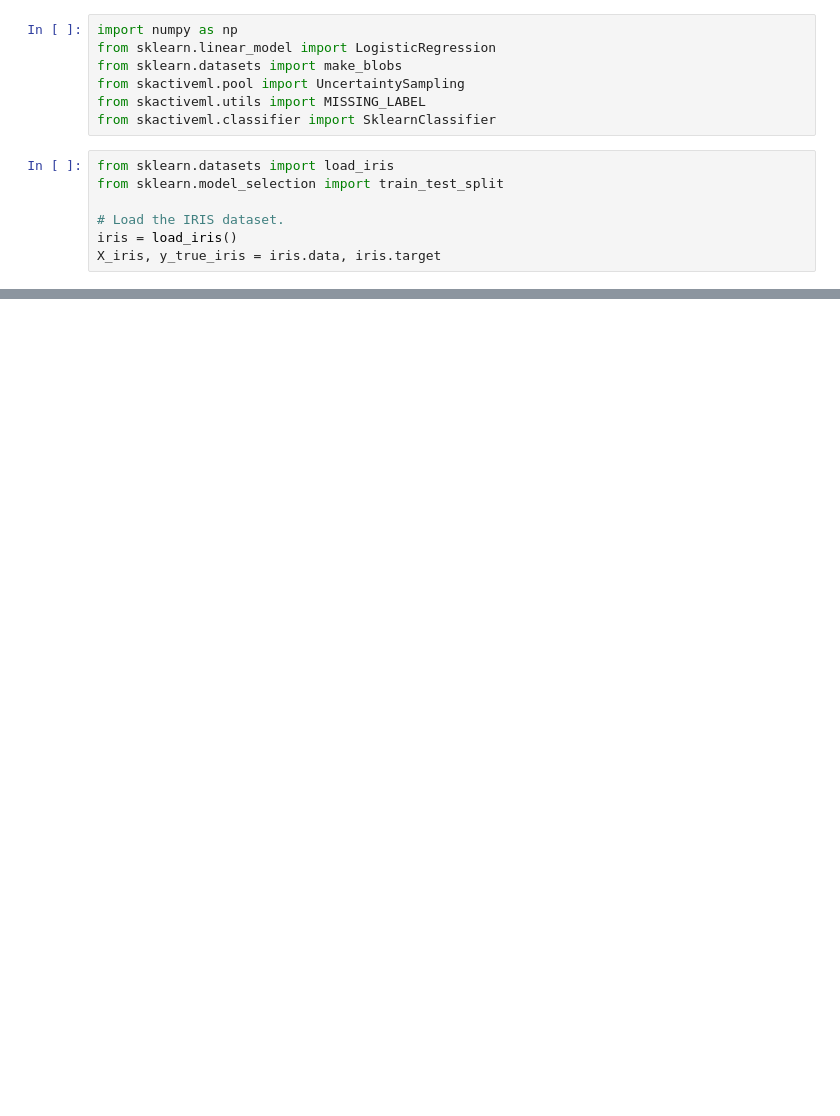
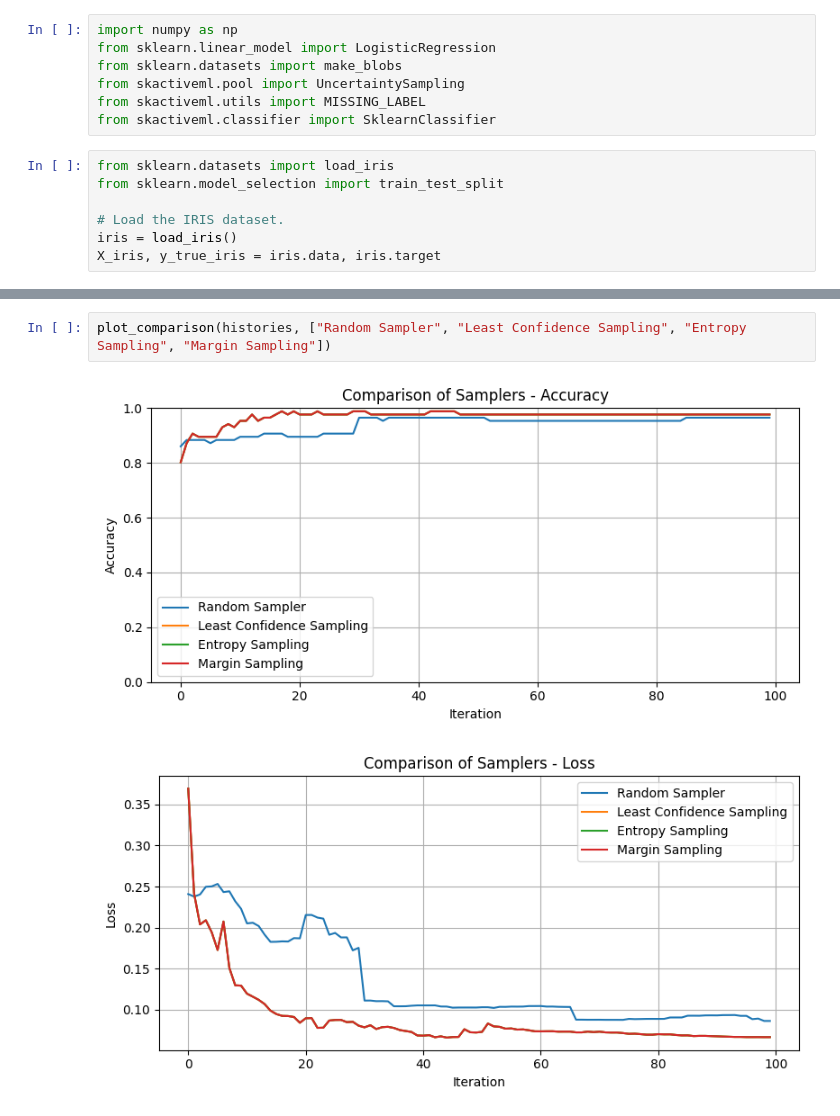
Before and after one commit to SuperNova74-K/ML_Active_Learning, a Jupyter notebook: main.ipynb, the cells around one changed output, grey strips where cells are left out. Cells and saved outputs as stored; diff of their text form; blank space fills up the shorter version.

```diff
--- a/main.ipynb
+++ b/main.ipynb
@@ -175,0 +261,5 @@ Please also refer to the documentation for alternative solver options:
+# %%
+plot_comparison(histories, ["Random Sampler", "Least Confidence Sampling", "Entropy Sampling", "Margin Sampling"])
+# %% [output]
+[figure, added]
+[figure, added]
```
Also changed, not shown: parts of 13 cells of this notebook.
